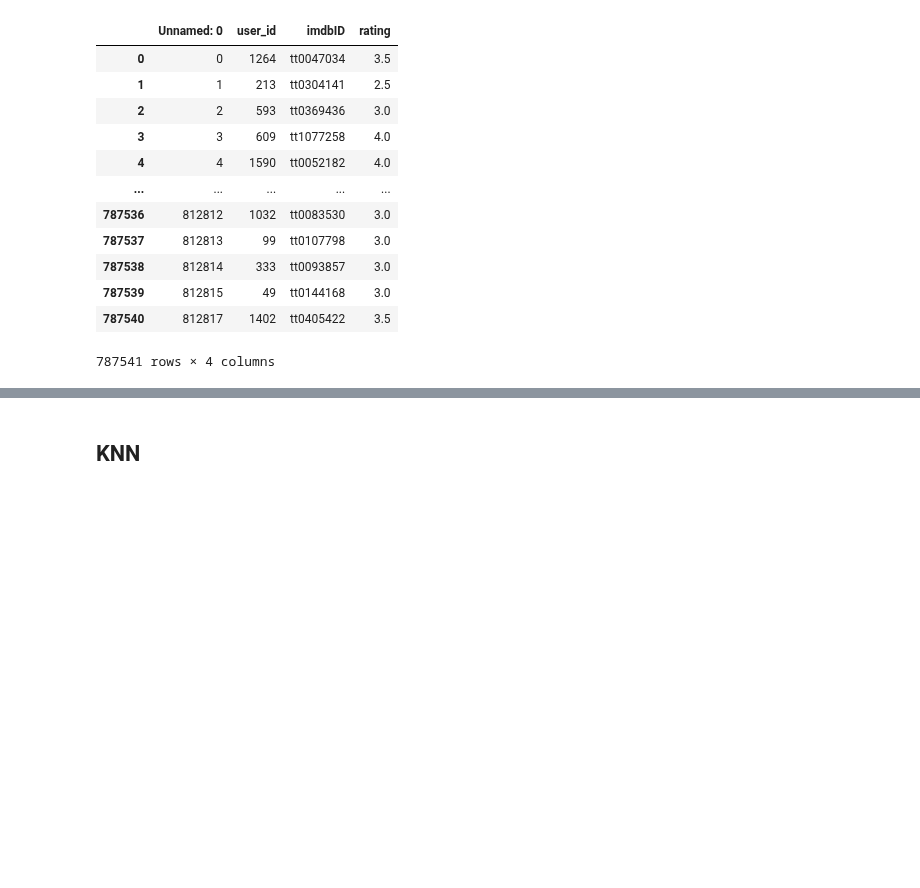
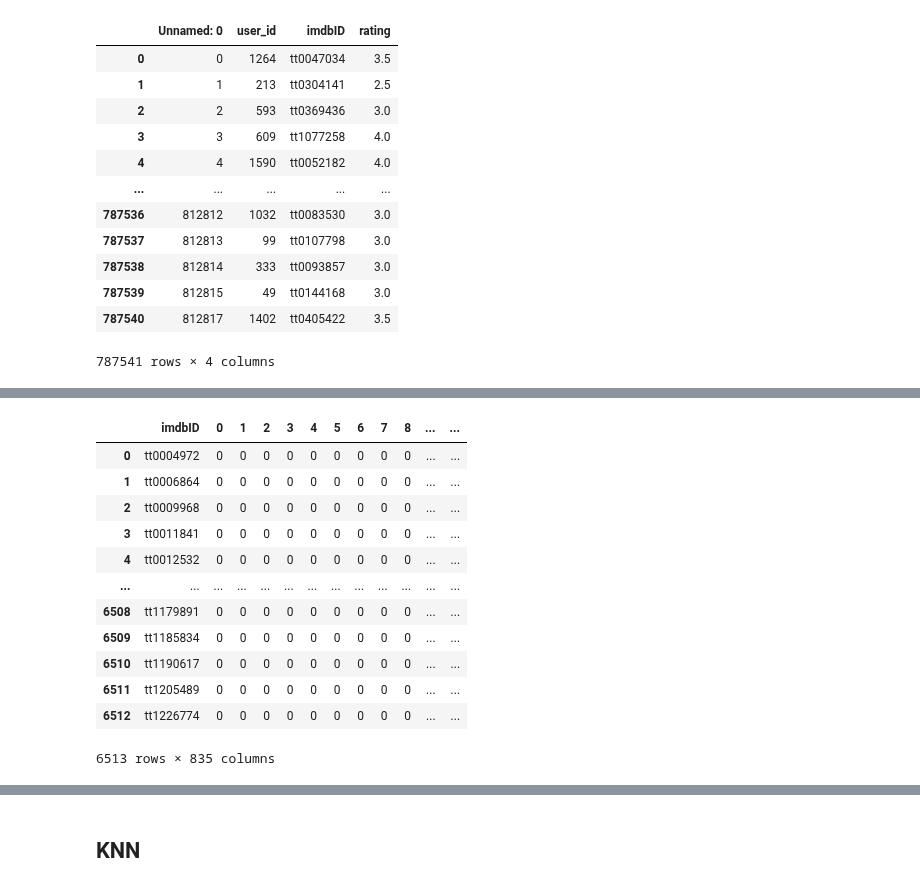
Before and after one commit to yuayixio/MovieRatingPredictor, a Jupyter notebook: notebooks/ContentbasedFiltering/ContentBasedFiltering_Try_Carmen.ipynb, the cells around one changed output, grey strips where cells are left out. Cells and saved outputs as stored; diff of their text form; code cells hidden in the pictures; blank space fills up the shorter version.

Commit message:
Included Featuretuning

```diff
--- a/notebooks/ContentbasedFiltering/ContentBasedFiltering_Try_Carmen.ipynb
+++ b/notebooks/ContentbasedFiltering/ContentBasedFiltering_Try_Carmen.ipynb
@@ -27,6 +27,9 @@ movies = pd.read_csv('../../data/preprocessed/movies_id_updated.csv')
 average_ratings = pd.read_csv('../../data/preprocessed/average_ratings.csv')
 omdb = pd.read_csv('../../data/preprocessed/omdb_cleaned.csv')
 ratings = pd.read_csv('../../data/preprocessed/ratings_clean_std_0.csv')
+actors = pd.read_csv('../../data/raw/actors.csv', sep=',')
+# %%
+mapping = movies[['id', 'imdbID']].rename(columns={'id':'movieID'})
 # %% [markdown]
 ## Feature Preprocessing
 # %%
@@ -123,0 +110,13 @@ features
+# %%
+# how often
+threshold=20
+# %%
+actor_counts = pd.DataFrame(actors['actorID'].value_counts())
+actors_selected = actor_counts[actor_counts['actorID']>threshold]
+actors_selected = actors.set_index('actorID').loc[actors_selected.index].reset_index()
+# merge with imdbID, groupby imdbID and write the x most prominent actors as one entry per movie
+actors_grouped = actors_selected.merge(mapping, on='movieID').groupby('imdbID')['actorID'].apply(list).reset_index(name='actors')
+mlb = MultiLabelBinarizer()
+actors_enc = pd.DataFrame(mlb.fit_transform(actors_grouped['actors']))
+actors_grouped = actors_grouped.join(actors_enc)
+actors_features = actors_grouped.drop(columns={'actors'})
@@ -123,0 +139,16 @@ features
+# %%
+actors_features
+# %% [output]
+|  | imdbID | 0 | 1 | 2 | 3 | 4 | 5 | 6 | 7 | 8 | ... | ... |
+| 0 | tt0004972 | 0 | 0 | 0 | 0 | 0 | 0 | 0 | 0 | 0 | ... | ... |
+| 1 | tt0006864 | 0 | 0 | 0 | 0 | 0 | 0 | 0 | 0 | 0 | ... | ... |
+| 2 | tt0009968 | 0 | 0 | 0 | 0 | 0 | 0 | 0 | 0 | 0 | ... | ... |
+| 3 | tt0011841 | 0 | 0 | 0 | 0 | 0 | 0 | 0 | 0 | 0 | ... | ... |
+| 4 | tt0012532 | 0 | 0 | 0 | 0 | 0 | 0 | 0 | 0 | 0 | ... | ... |
+| ... | ... | ... | ... | ... | ... | ... | ... | ... | ... | ... | ... | ... |
+| 6508 | tt1179891 | 0 | 0 | 0 | 0 | 0 | 0 | 0 | 0 | 0 | ... | ... |
+| 6509 | tt1185834 | 0 | 0 | 0 | 0 | 0 | 0 | 0 | 0 | 0 | ... | ... |
+| 6510 | tt1190617 | 0 | 0 | 0 | 0 | 0 | 0 | 0 | 0 | 0 | ... | ... |
+| 6511 | tt1205489 | 0 | 0 | 0 | 0 | 0 | 0 | 0 | 0 | 0 | ... | ... |
+| 6512 | tt1226774 | 0 | 0 | 0 | 0 | 0 | 0 | 0 | 0 | 0 | ... | ... |
+6513 rows × 835 columns
```
Also changed, not shown: parts of 26 cells of this notebook, 1 other file.
